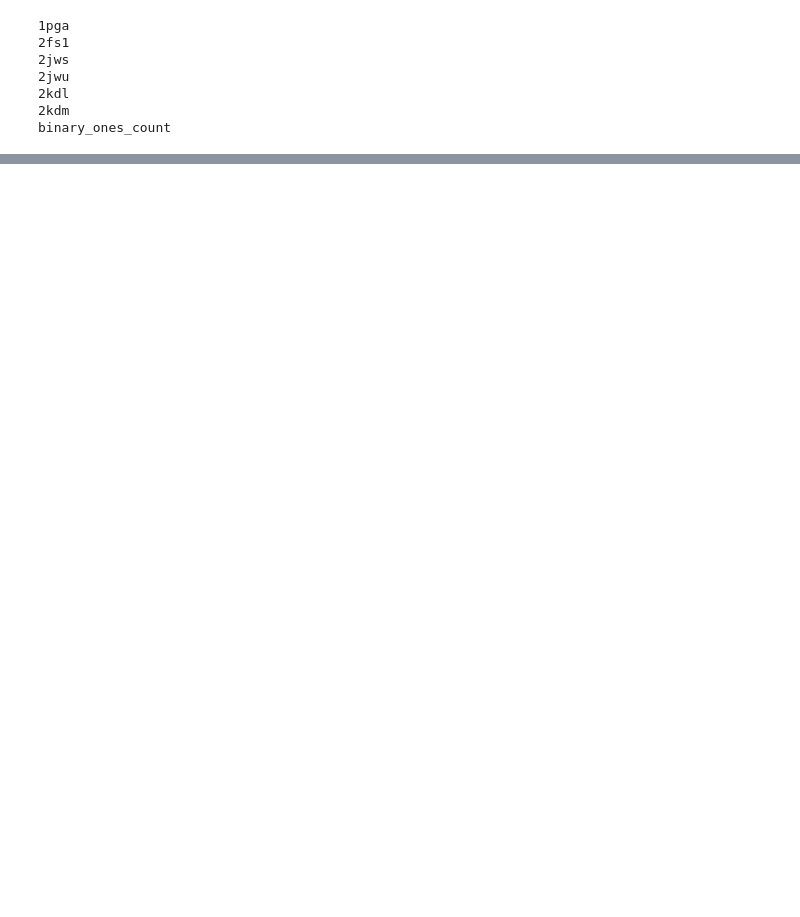
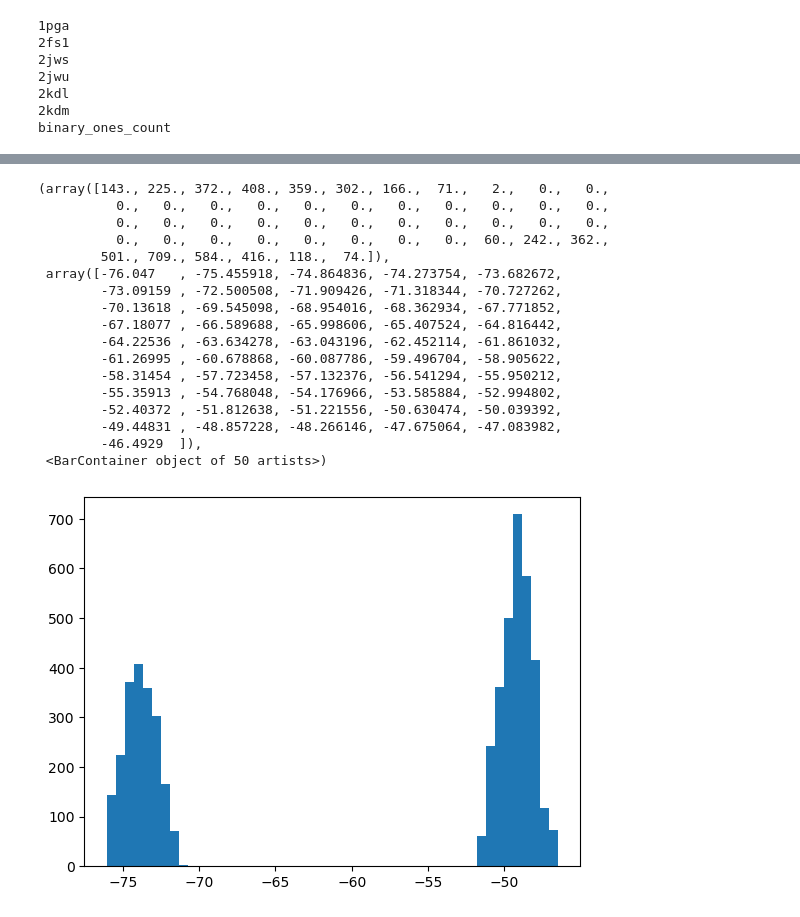
Before and after one commit to GeroyUsilov/bb-scripts, a Jupyter notebook: processing_combinatoric.ipynb, the cells around one changed output, grey strips where cells are left out. Saved outputs shown, nothing was run; the diff lists cells and outputs as text; code cells hidden in the pictures; blank space fills up the shorter version.

```diff
--- a/processing_combinatoric.ipynb
+++ b/processing_combinatoric.ipynb
@@ -146,2 +225,23 @@ create_violin_plots(avg_df, "binary_ones_count", avg_df.columns[3])
+# %%
+plt.hist(avg_df['1pga'],bins=50)
+# %% [output]
+(array([143., 225., 372., 408., 359., 302., 166.,  71.,   2.,   0.,   0.,
+          0.,   0.,   0.,   0.,   0.,   0.,   0.,   0.,   0.,   0.,   0.,
+          0.,   0.,   0.,   0.,   0.,   0.,   0.,   0.,   0.,   0.,   0.,
+          0.,   0.,   0.,   0.,   0.,   0.,   0.,   0.,  60., 242., 362.,
+        501., 709., 584., 416., 118.,  74.]),
+ array([-76.047   , -75.455918, -74.864836, -74.273754, -73.682672,
+        -73.09159 , -72.500508, -71.909426, -71.318344, -70.727262,
+        -70.13618 , -69.545098, -68.954016, -68.362934, -67.771852,
+        -67.18077 , -66.589688, -65.998606, -65.407524, -64.816442,
+        -64.22536 , -63.634278, -63.043196, -62.452114, -61.861032,
+        -61.26995 , -60.678868, -60.087786, -59.496704, -58.905622,
+        -58.31454 , -57.723458, -57.132376, -56.541294, -55.950212,
+        -55.35913 , -54.768048, -54.176966, -53.585884, -52.994802,
+        -52.40372 , -51.812638, -51.221556, -50.630474, -50.039392,
+        -49.44831 , -48.857228, -48.266146, -47.675064, -47.083982,
+        -46.4929  ]),
+ <BarContainer object of 50 artists>)
+[figure, added]
 # %%
 nan_count = avg_df['column_name'].isna().sum()
```
Also changed, not shown: parts of 18 cells of this notebook, 7 other files.
